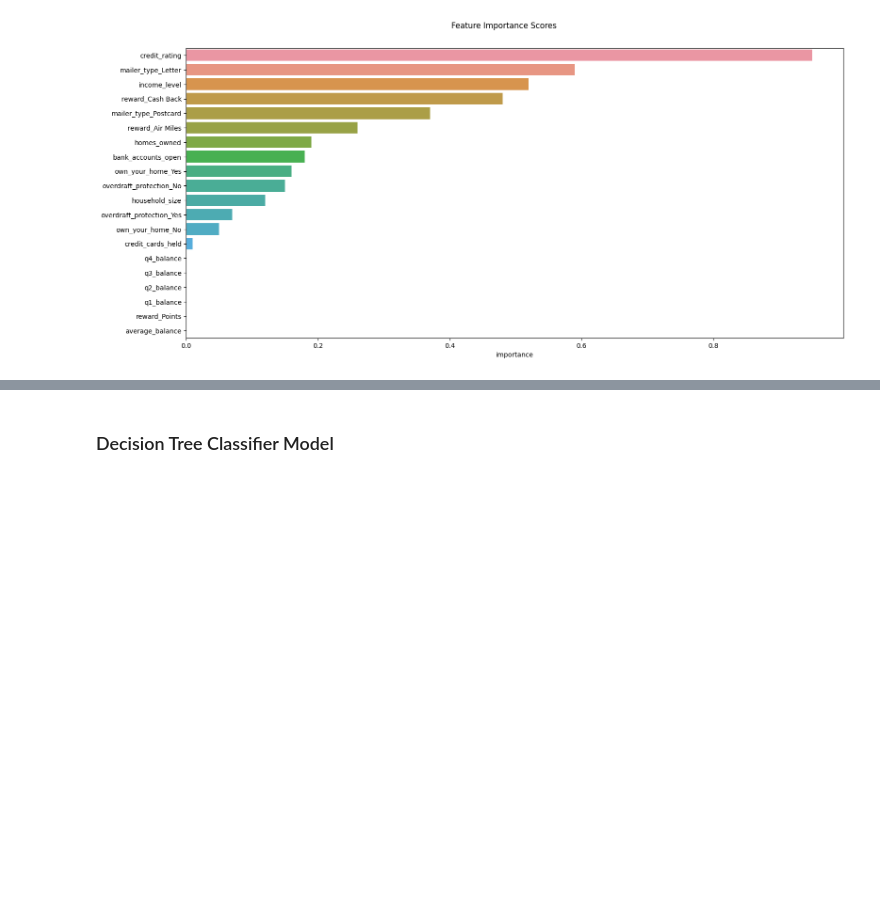
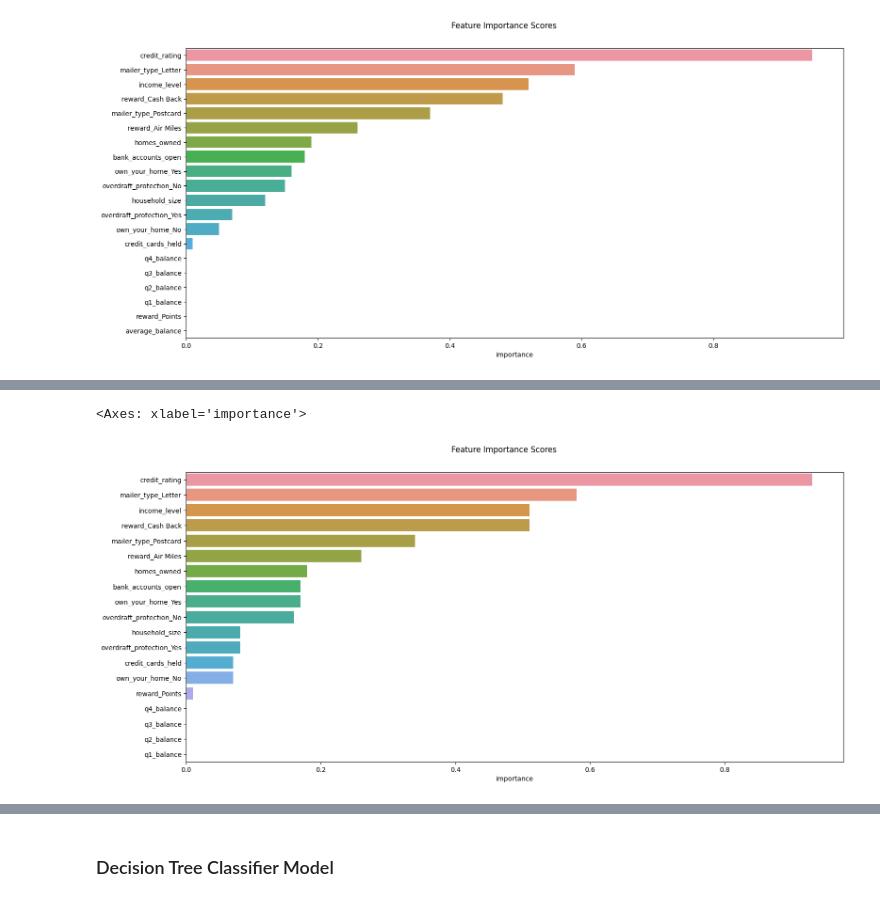
Before and after one commit to ocaoimh/hrc-mid-bootcamp-project, a Jupyter notebook: python/model.ipynb, the cells around one changed output, grey strips where cells are left out. Cells and saved outputs as stored; diff of their text form; code cells hidden in the pictures; blank space fills up the shorter version.

```diff
--- a/python/model.ipynb
+++ b/python/model.ipynb
@@ -80,0 +99,3 @@ array([0, 1])
+# %%
+X_qr = X.drop('average_balance', axis=1)
+X_qr
@@ -170,0 +357,3 @@ NameError: name 'predict_log' is not defined
+# %%
+log_pred_qr, importance_log_qr = fit_classifier(X_qr, y_int, 'logistic_b')
+importance_log_qr
@@ -170,0 +385,5 @@ NameError: name 'predict_log' is not defined
+# %%
+plot_importance(importance_log_qr)
+# %% [output]
+<Axes: xlabel='importance'>
+[figure, added]
```
Also changed, not shown: parts of 63 cells of this notebook, 3 other files.
